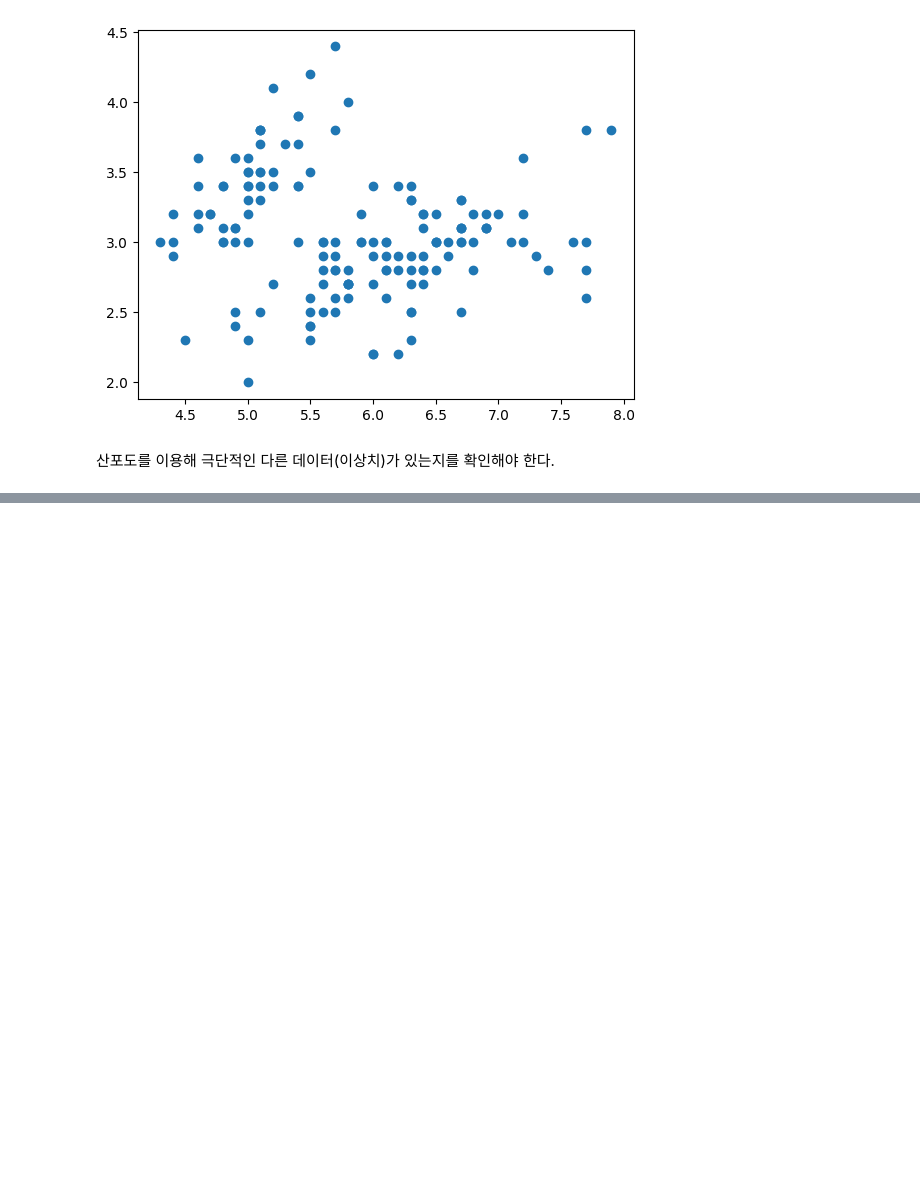
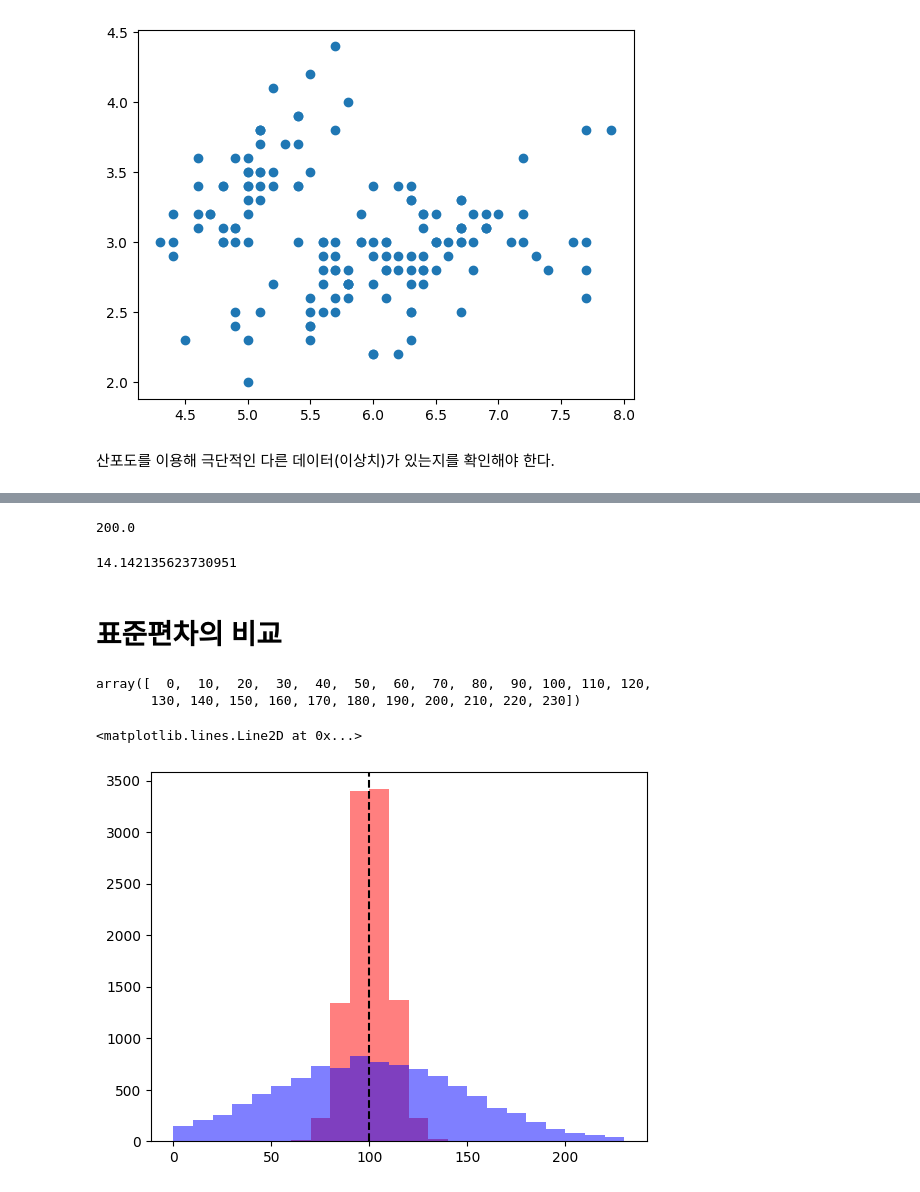
Before and after one commit to 2rlo0/hipython_rep, a Jupyter notebook: 21_기초통계.ipynb, the cells around one changed output, grey strips where cells are left out. Saved outputs shown, nothing was run; the diff lists cells and outputs as text; code cells hidden in the pictures; blank space fills up the shorter version.

```diff
--- a/21_기초통계.ipynb
+++ b/21_기초통계.ipynb
@@ -147,0 +150,44 @@ plt.scatter(vp_df['sepal_length'], vp_df['sepal_width'])
+# %%
+import numpy as np
+
+data = [10, 20, 30, 40, 50]
+variance_value = np.var(data)
+print(variance_value)  # 200.0
+# %% [output]
+200.0
+# %%
+import numpy as np
+
+std_dev = np.std(data)
+print(std_dev)  # 14.14
+# %% [output]
+14.142135623730951
+# %% [markdown]
+# 표준편차의 비교
+# %%
+# sd의 비교
+import numpy as np
+import matplotlib.pyplot as plt
+
+# 평균과 표준편차 설정
+mu = 100
+sd1 = 10
+sd2 = 50
+
+# 정규분포 데이터 생성
+data1 = np.random.normal(mu, sd1, 10000)
+data2 = np.random.normal(mu, sd2, 10000)
+# %%
+bins = np.arange(0,240, 10)
+bins
+# %% [output]
+array([  0,  10,  20,  30,  40,  50,  60,  70,  80,  90, 100, 110, 120,
+       130, 140, 150, 160, 170, 180, 190, 200, 210, 220, 230])
+# %%
+plt.hist(data1, bins=bins, color = 'red', alpha = 0.5)
+plt.hist(data2, bins=bins, color = 'blue', alpha = 0.5)
+
+plt.axvline(mu, color = 'black', linestyle='--')
+# %% [output]
+<matplotlib.lines.Line2D at 0x...>
+[figure, added]
```
Also changed, not shown: parts of 12 cells of this notebook.
